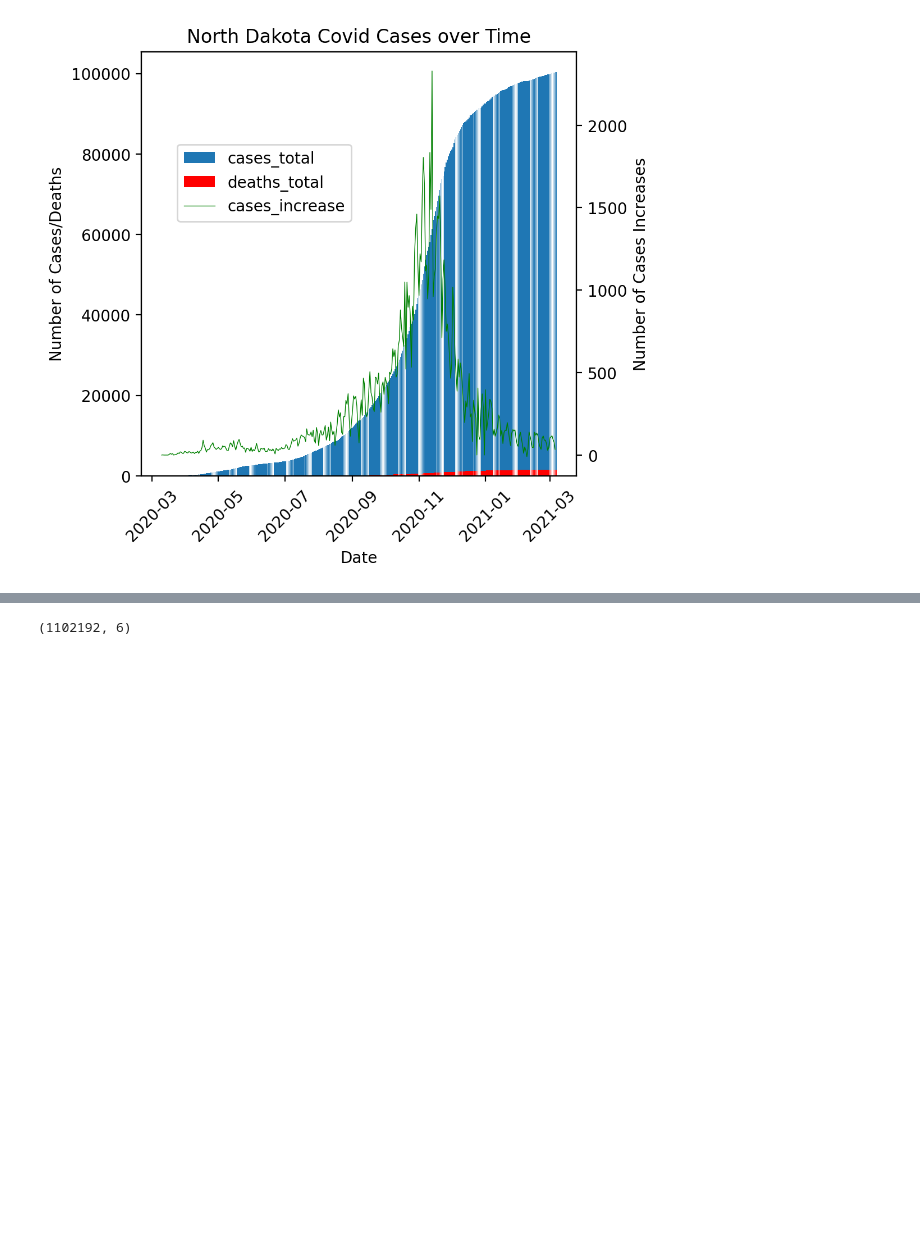
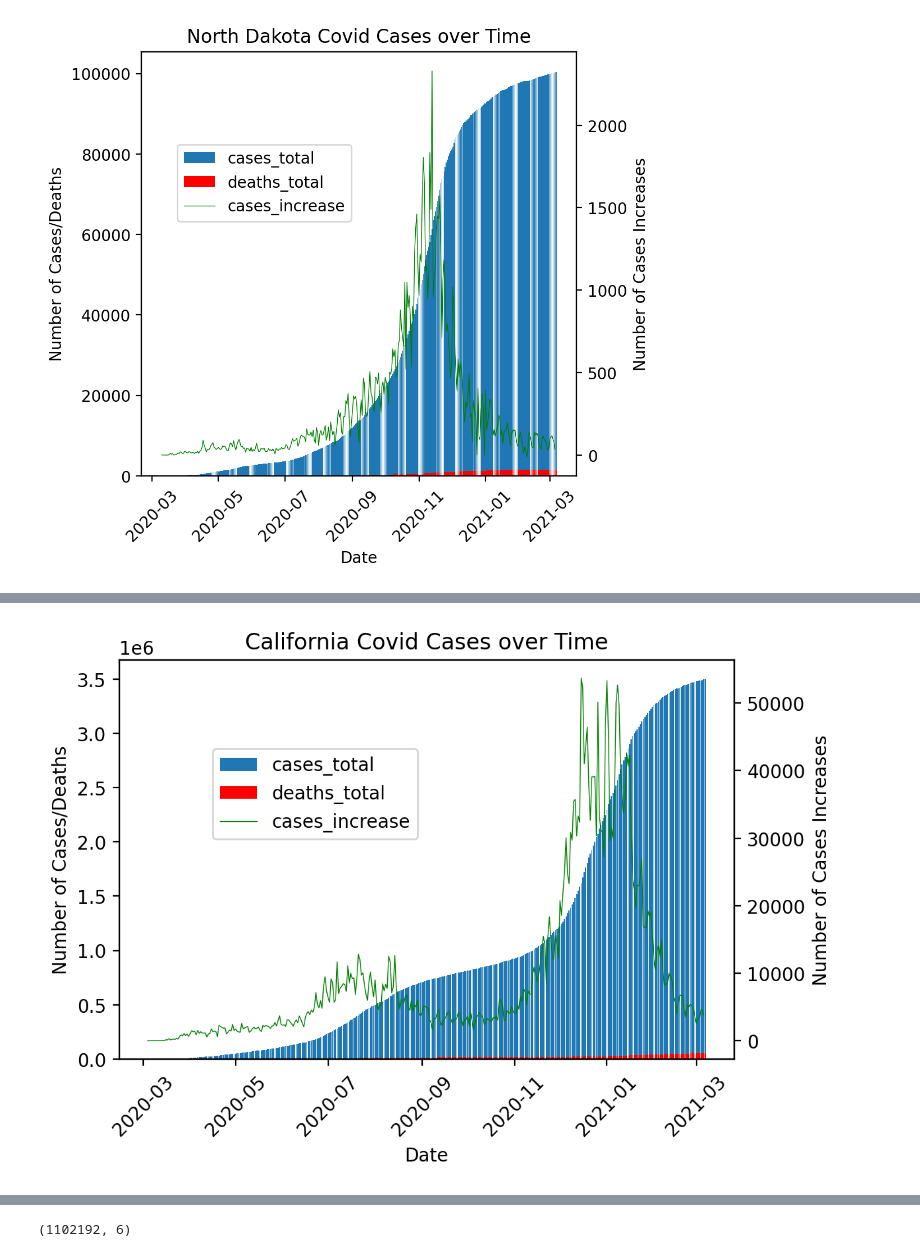
Before and after one commit to Guhui-Z/CS89_project, a Jupyter notebook: data_exploration.ipynb, the cells around one changed output, grey strips where cells are left out. Drawn from its saved outputs; the diff is of its cells as text; code cells hidden in the pictures; blank space fills up the shorter version.

```diff
--- a/data_exploration.ipynb
+++ b/data_exploration.ipynb
@@ -92,0 +104,4 @@ t.head()
+# %%
+plot_state_covid('California')
+# %% [output]
+[figure, added]
```
Also changed, not shown: parts of 14 cells of this notebook, 17 other files.
